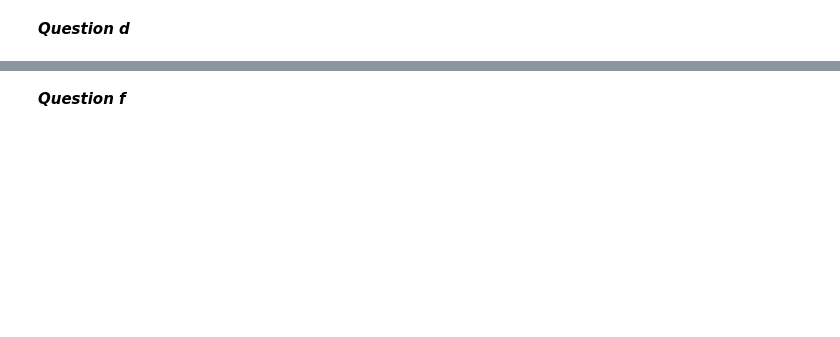
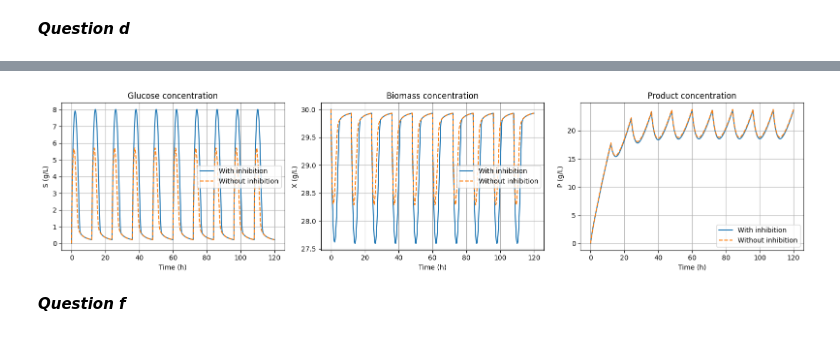
Before and after one commit to vicollari/bioreactor_simulation, a Jupyter notebook: bioreactor_simulation/project 3/exercise2.ipynb, the cells around one changed output, grey strips where cells are left out. Cells and saved outputs as stored; diff of their text form; code cells hidden in the pictures; blank space fills up the shorter version.

```diff
--- a/bioreactor_simulation/project 3/exercise2.ipynb
+++ b/bioreactor_simulation/project 3/exercise2.ipynb
@@ -344,2 +160,36 @@ Max inhibited growth rate = 0.1667 h^-1
+# %%
+res_inhib = simulate_cycles(mu_inhibition, S_feed=Sf, n_cycles=10)
+res_no_inhib = simulate_cycles(mu_no_inhibition, S_feed=Sf, n_cycles=10)
+
+fig, axes = plt.subplots(1, 3, figsize=(16, 4))
+
+axes[0].plot(res_inhib["t"], res_inhib["S"], label="With inhibition")
+axes[0].plot(res_no_inhib["t"], res_no_inhib["S"], "--", label="Without inhibition")
+axes[0].set_title("Glucose concentration")
+axes[0].set_xlabel("Time (h)")
+axes[0].set_ylabel("S (g/L)")
+axes[0].grid(True)
+axes[0].legend()
+
+axes[1].plot(res_inhib["t"], res_inhib["X"], label="With inhibition")
+axes[1].plot(res_no_inhib["t"], res_no_inhib["X"], "--", label="Without inhibition")
+axes[1].set_title("Biomass concentration")
+axes[1].set_xlabel("Time (h)")
+axes[1].set_ylabel("X (g/L)")
+axes[1].grid(True)
+axes[1].legend()
+
+axes[2].plot(res_inhib["t"], res_inhib["P"], label="With inhibition")
+axes[2].plot(res_no_inhib["t"], res_no_inhib["P"], "--", label="Without inhibition")
+axes[2].set_title("Product concentration")
+axes[2].set_xlabel("Time (h)")
+axes[2].set_ylabel("P (g/L)")
+axes[2].grid(True)
+axes[2].legend()
+
+plt.tight_layout()
+plt.show()
+# %% [output]
+[figure, added]
 # %% [markdown]
 ***Question f***
```
Also changed, not shown: parts of 10 cells of this notebook, 1 other file.
